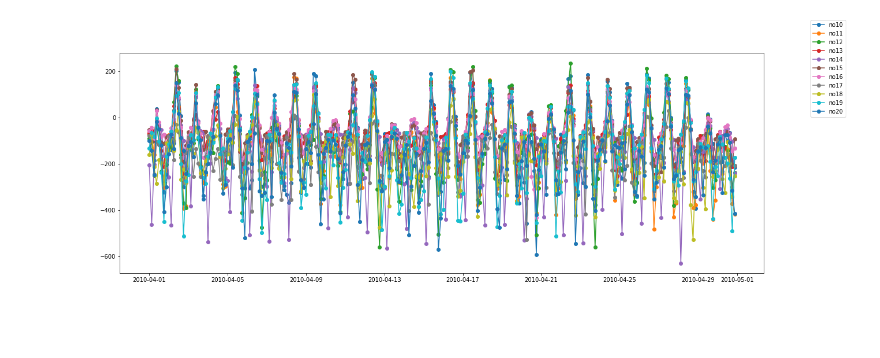
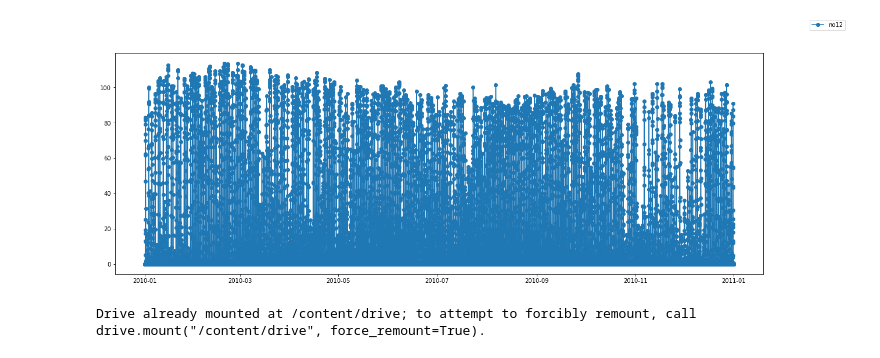
Before and after one commit to masatomo-ty/power_flow_calc, a Jupyter notebook: format_ota_city_2010.ipynb, the cells around one changed output. Cells and saved outputs as stored; diff of their text form; code cells hidden in the pictures; blank space fills up the shorter version.

```diff
--- a/format_ota_city_2010.ipynb
+++ b/format_ota_city_2010.ipynb
@@ -6,20 +6,29 @@ import numpy as np
 import matplotlib.pyplot as plt
 import matplotlib.dates as mdates
 
-df_load = pd.read_csv("load_201004.csv")
-df_pv = pd.read_csv("pv_201004.csv")
-df_date = pd.read_csv("201004.csv", header=None, names=['date'], parse_dates=True)
+df_load = pd.read_csv("load_2010.csv")
+df_pv = pd.read_csv("pv_2010.csv")
+df_date = pd.read_csv("2010.csv", header=None, names=['date'], parse_dates=True)
 df_date["date"] = pd.to_datetime(df_date["date"])
 
-df_diff = (df_pv*0.5) - df_load
+df_diff = df_pv
+
+# df_diff = df_load
+# df_diff = (df_pv*0.7) - df_load
 
 # df_diff = - df_load
 
 df_result = df_date.join(df_diff[[
                                   'no1', 'no2', 'no3', 'no4', 'no5','no6','no7','no8','no9','no10',
                                   'no11', 'no12', 'no13', 'no14', 'no15','no16','no17','no18','no19','no20',
+                                  'no21', 'no22', 'no23', 'no24', 'no25','no26','no27','no28','no29','no30',
+                                  'no31', 'no32', 'no33', 'no34', 'no35','no36','no37','no38','no39','no40',
                                   ]])
-rr = df_result.groupby(pd.Grouper(key='date', freq='180min')).sum()
+rr = df_result.groupby(pd.Grouper(key='date', freq='30min')).sum()
+# rr = df_result.groupby(pd.Grouper(key='date', freq='30min')).sum().between_time('05:00:00', '17:00:00', include_end=False)
+
+np.savetxt(f'2010_PV.csv',rr, delimiter=',')
+
 # rr = df_result.groupby(pd.Grouper(key='date', freq='180min')).sum().between_time('05:00:00', '17:00:00')
 
 # rr = np.sign(rr)
@@ -38,41 +47,58 @@ y11 = rr['no11'].to_numpy()
 y12 = rr['no12'].to_numpy()
 y13 = rr['no13'].to_numpy()
 y14 = rr['no14'].to_numpy()
 y15 = rr['no15'].to_numpy()
 y16 = rr['no16'].to_numpy()
 y17 = rr['no17'].to_numpy()
 y18 = rr['no18'].to_numpy()
 y19 = rr['no19'].to_numpy()
 y20 = rr['no20'].to_numpy()
 
 figure_ = plt.figure(1, figsize=(20,7))
 axes_ = figure_.add_subplot(111)
 
 # axes_.xaxis.set_major_locator(mdates.HourLocator(byhour=range(0, 24, 1440), tz=None))
 # axes_.xaxis.set_major_formatter(mdates.DateFormatter("%Y-%m-%d\n%H:%M"))
 
 # axes_.plot(x, y1, 'o-', label="no1")
 # axes_.plot(x, y2, 'o-', label="no2")
 # axes_.plot(x, y3, 'o-', label="no3")
 # axes_.plot(x, y4, 'o-', label="no4")
 # axes_.plot(x, y5, 'o-', label="no5")
 # axes_.plot(x, y6, 'o-', label="no6")
 # axes_.plot(x, y7, 'o-', label="no7")
 # axes_.plot(x, y8, 'o-', label="no8")
 # axes_.plot(x, y9, 'o-', label="no9")
-axes_.plot(x, y10, 'o-', label="no10")
-axes_.plot(x, y11, 'o-', label="no11")
+# axes_.plot(x, y10, 'o-', label="no10")
+# axes_.plot(x, y11, 'o-', label="no11")
 axes_.plot(x, y12, 'o-', label="no12")
-axes_.plot(x, y13, 'o-', label="no13")
-axes_.plot(x, y14, 'o-', label="no14")
-axes_.plot(x, y15, 'o-', label="no15")
-axes_.plot(x, y16, 'o-', label="no16")
-axes_.plot(x, y17, 'o-', label="no17")
-axes_.plot(x, y18, 'o-', label="no18")
-axes_.plot(x, y19, 'o-', label="no19")
-axes_.plot(x, y20, 'o-', label="no20")
+# axes_.plot(x, y13, 'o-', label="no13")
+# axes_.plot(x, y14, 'o-', label="no14")
+# axes_.plot(x, y15, 'o-', label="no15")
+# axes_.plot(x, y16, 'o-', label="no16")
+# axes_.plot(x, y17, 'o-', label="no17")
+# axes_.plot(x, y18, 'o-', label="no18")
+# axes_.plot(x, y19, 'o-', label="no19")
+# axes_.plot(x, y20, 'o-', label="no20")
 
 figure_.legend()
 figure_.savefig("img.png")
 # %% [output]
-[figure, old version]
+[figure, new version]
+# %%
+from google.colab import drive
+drive.mount('/content/drive')
+
+# file_name = '2010_PV_0.2.csv'
+file_name = '2010_PV.csv'
+!cp ./{file_name} /content/drive/My\ Drive/202201/Ota/{file_name}
+
+# file_name = 'PageRank.csv'
+# !cp ./{file_name} /content/drive/My\ Drive/202201/{file_name}
+
+# for loop in range(1, 51):
+#     print(loop)
+#     file_name = 'Orders_' + str(loop) + '.csv'
+#     !cp ./{file_name} /content/drive/My\ Drive/202201/Orders/{file_name}
+# %% [output]
+Drive already mounted at /content/drive; to attempt to forcibly remount, call drive.mount("/content/drive", force_remount=True).
```
